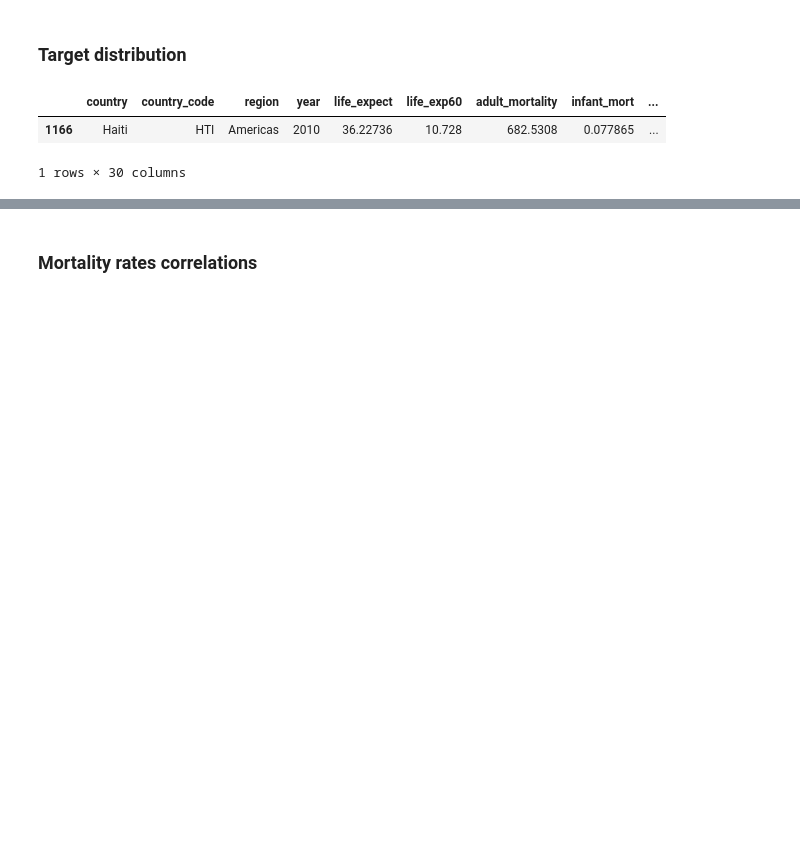
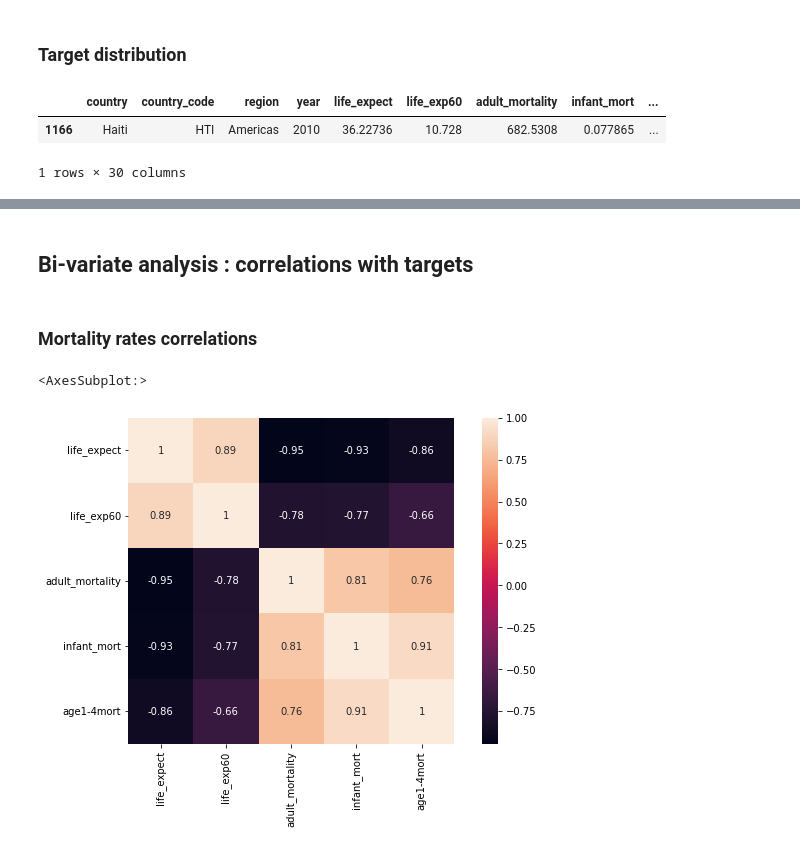
Before and after one commit to NanoClem/boston-housing-ML, a Jupyter notebook: eda_life_exp.ipynb, the cells around one changed output, grey strips where cells are left out. Cells and saved outputs as stored; diff of their text form; code cells hidden in the pictures; blank space fills up the shorter version.

Commit message:
add mortality correlations

```diff
--- a/eda_life_exp.ipynb
+++ b/eda_life_exp.ipynb
@@ -227,2 +321,4 @@ df_clean[df_clean['life_expect'] == df_clean['life_expect'].min()]
+# %% [markdown]
+## Bi-variate analysis : correlations with targets
 # %% [markdown]
 ### Mortality rates correlations
@@ -228,0 +327,6 @@ df_clean[df_clean['life_expect'] == df_clean['life_expect'].min()]
+# %%
+plt.figure(figsize=(10, 6))
+sns.heatmap(mortality_rates.corr(), annot=True, square=True)
+# %% [output]
+<AxesSubplot:>
+[figure, added]
```
Also changed, not shown: parts of 21 cells of this notebook.
